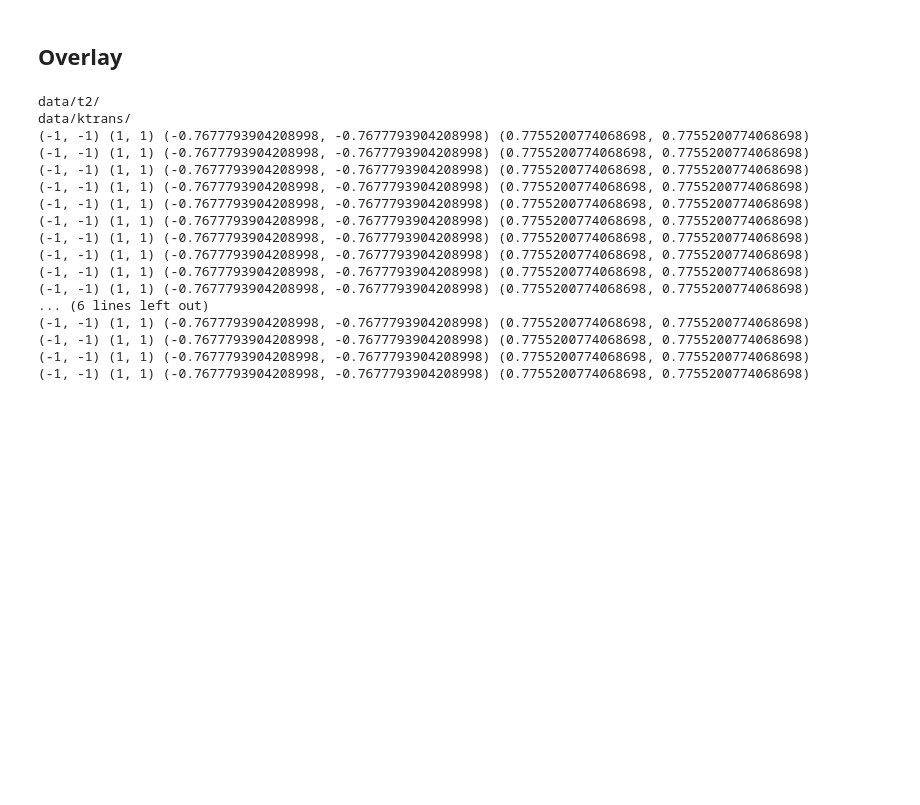
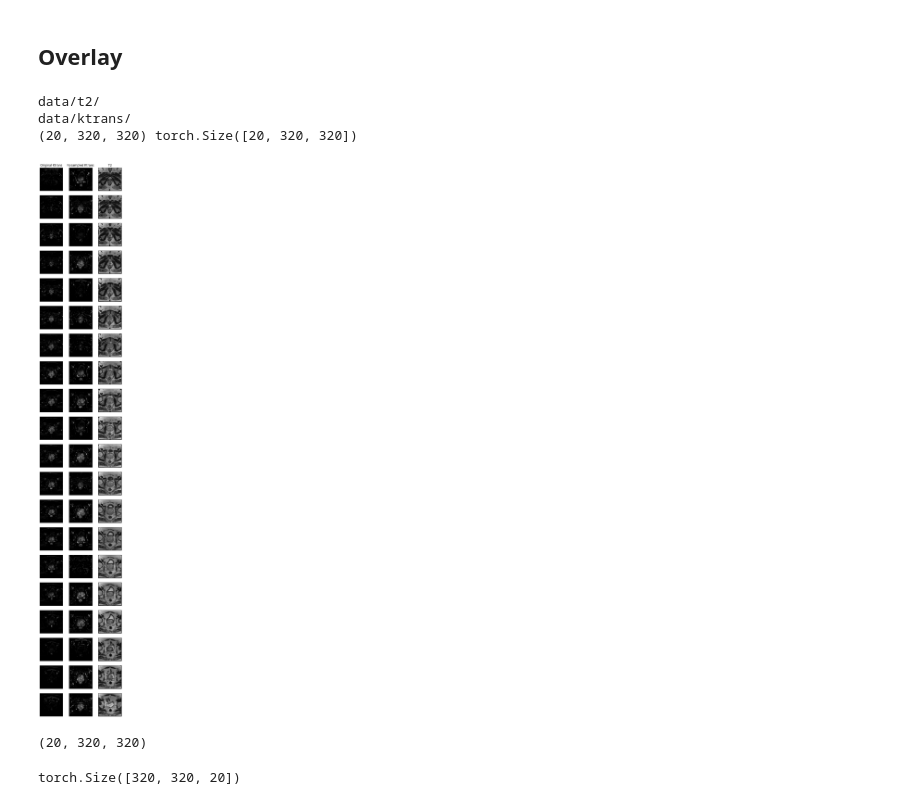
Before and after one commit to ParsaHaji09/dicom_coord_converter, a Jupyter notebook: t2_ktrans_visuals.ipynb, the cells around one changed output. Drawn from its saved outputs; the diff is of its cells as text; code cells hidden in the pictures; blank space fills up the shorter version.

```diff
--- a/t2_ktrans_visuals.ipynb
+++ b/t2_ktrans_visuals.ipynb
@@ -77,7 +80,6 @@ def interpolate_t2_to_ktrans_size(t2_tuple, ktrans_tuple):
 
 
     kt_c1, kt_c2, t2_c1, t2_c2 = normalize_coordinates(kt_c1, kt_c2, t2_c1, t2_c2)
-    print(kt_c1, kt_c2, t2_c1, t2_c2)
 
     kt_data = torch.tensor(ktrans_tuple[2].tolist()).float()
     kt_data = rearrange(kt_data, "h w -> 1 1 h w")
@@ -179,6 +181,9 @@ def print_in_folder(patient_coords_list):
 ############################################################################################################################
 
 def two_files_align(t2_folder, ktrans_folder):
+    t2data = read_dicom_data(t2_folder, cat=True)
+    ktrans_data = read_dicom_data(ktrans_folder, cat=True)
+
     t2_mat = get_transformation_matrix(t2_folder)
     new_t2_mat = np.array(t2_mat)
 
@@ -204,14 +209,16 @@ def two_files_align(t2_folder, ktrans_folder):
         ktrans_patient_coords_list.append(patient_coords)
 
     t2_and_ktrans_patient_coords_list = []
+    aligned_ktrans = []
     for i in range(len(t2_patient_coords_list)):
         new_data = interpolate_t2_to_ktrans_size(t2_patient_coords_list[i], ktrans_patient_coords_list[i])
+        aligned_ktrans.append(new_data[None, :, :])
 
         ktrans_patient_coords_list[i] = (t2_patient_coords_list[i][0], t2_patient_coords_list[i][1], new_data)
 
         t2_and_ktrans_patient_coords_list.append((t2_patient_coords_list[i], ktrans_patient_coords_list[i]))
 
-    return t2_and_ktrans_patient_coords_list
+    return torch.cat(aligned_ktrans, dim=0), t2data
 # %% [markdown]
 ## Interpolation: Toy Example
 # %%
@@ -309,40 +316,37 @@ tensor([[1.0000, 1.5000, 2.0000, 2.5000, 3.0000],
         [7.0000, 7.5000, 8.0000, 8.5000, 9.0000]])
 # %% [markdown]
 ## Overlay
-# %%
-ktrans_folder = 'data/ktrans/'
-t2_folder = 'data/t2/'
-
-# t2_and_ktrans_patient_coords_list is a list of tuples (t2,ktrans)
-t2_and_ktrans_patient_coords_list = two_files_align(t2_folder, ktrans_folder)
-
-print_in_folder(t2_and_ktrans_patient_coords_list)
-
-sample_result = []
-sample_result.append(t2_and_ktrans_patient_coords_list[0][0])
-sample_result.append(t2_and_ktrans_patient_coords_list[1][1])
-
-
-
-#print_2D(t2_and_ktrans_patient_coords_list[0][0])
-#print_2D(t2_and_ktrans_patient_coords_list[0][1])
-
-#print_3D(sample_result)
-# %% [output]
-data/t2/
-data/ktrans/
-(-1, -1) (1, 1) (-0.7677793904208998, -0.7677793904208998) (0.7755200774068698, 0.7755200774068698)
-(-1, -1) (1, 1) (-0.7677793904208998, -0.7677793904208998) (0.7755200774068698, 0.7755200774068698)
-(-1, -1) (1, 1) (-0.7677793904208998, -0.7677793904208998) (0.7755200774068698, 0.7755200774068698)
-(-1, -1) (1, 1) (-0.7677793904208998, -0.7677793904208998) (0.7755200774068698, 0.7755200774068698)
-(-1, -1) (1, 1) (-0.7677793904208998, -0.7677793904208998) (0.7755200774068698, 0.7755200774068698)
-(-1, -1) (1, 1) (-0.7677793904208998, -0.7677793904208998) (0.7755200774068698, 0.7755200774068698)
-(-1, -1) (1, 1) (-0.7677793904208998, -0.7677793904208998) (0.7755200774068698, 0.7755200774068698)
-(-1, -1) (1, 1) (-0.7677793904208998, -0.7677793904208998) (0.7755200774068698, 0.7755200774068698)
-(-1, -1) (1, 1) (-0.7677793904208998, -0.7677793904208998) (0.7755200774068698, 0.7755200774068698)
-(-1, -1) (1, 1) (-0.7677793904208998, -0.7677793904208998) (0.7755200774068698, 0.7755200774068698)
-... (6 lines left out)
-(-1, -1) (1, 1) (-0.7677793904208998, -0.7677793904208998) (0.7755200774068698, 0.7755200774068698)
-(-1, -1) (1, 1) (-0.7677793904208998, -0.7677793904208998) (0.7755200774068698, 0.7755200774068698)
-(-1, -1) (1, 1) (-0.7677793904208998, -0.7677793904208998) (0.7755200774068698, 0.7755200774068698)
-(-1, -1) (1, 1) (-0.7677793904208998, -0.7677793904208998) (0.7755200774068698, 0.7755200774068698)
+# %%
+ktrans_folder = 'data/ktrans/'
+t2_folder = 'data/t2/'
+
+# t2_and_ktrans_patient_coords_list is a list of tuples (t2,ktrans)
+orig_ktrans = read_dicom_data(ktrans_folder, cat=True)
+ktrans, t2 = two_files_align(t2_folder, ktrans_folder)
+
+fig, axes = plt.subplots(t2.shape[0], 3, figsize=(6, t2.shape[0]*2))
+
+axes[0, 0].set_title("Original Ktrans")
+axes[0, 1].set_title("Resampled Ktrans")
+axes[0, 2].set_title("T2")
+
+vlplt.clear_ticks(axes)
+
+print(t2.shape, ktrans.shape)
+for i in range(t2.shape[0]):
+    axes[i, 0].imshow(orig_ktrans[i, :, :], cmap='Greys_r')
+    axes[i, 1].imshow(ktrans[i, :, :], cmap='Greys_r')
+    axes[i, 2].imshow(t2[i, :, :], cmap='Greys_r')
+# %% [output]
+data/t2/
+data/ktrans/
+(20, 320, 320) torch.Size([20, 320, 320])
+[figure, added]
+# %%
+t2.shape
+# %% [output]
+(20, 320, 320)
+# %%
+ktrans.shape
+# %% [output]
+torch.Size([320, 320, 20])
```
Also changed, not shown: parts of 1 cell of this notebook.
